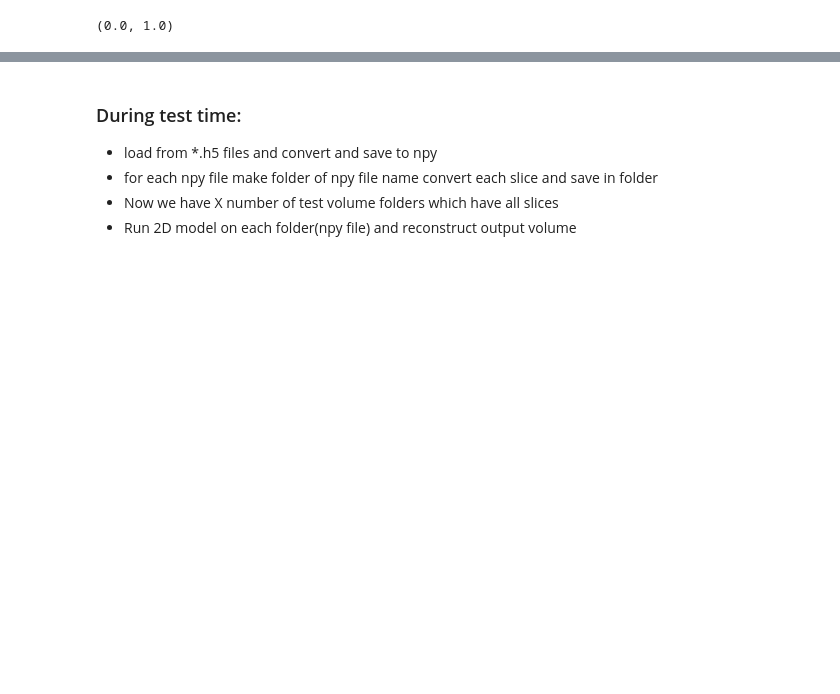
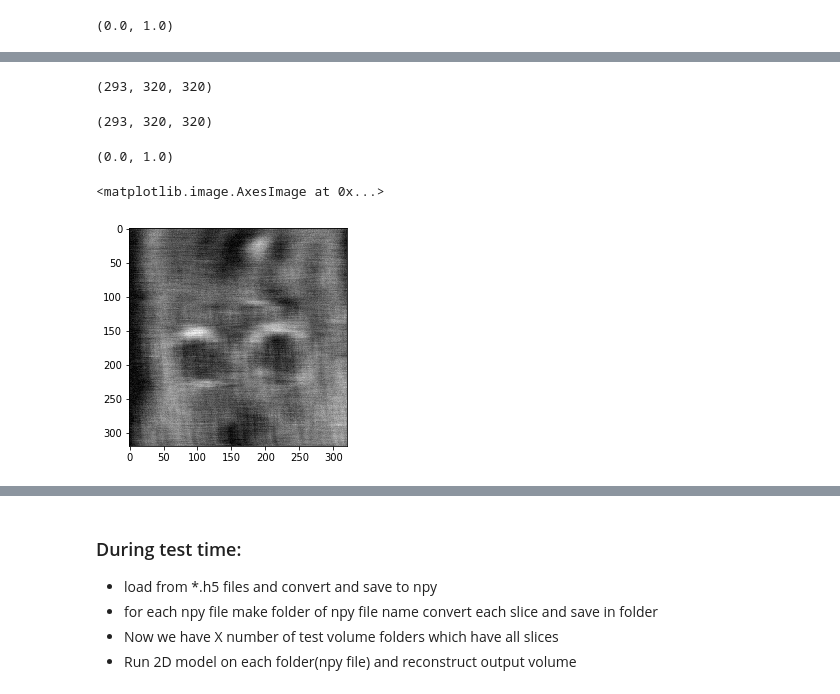
Before and after one commit to hasibzunair/res-unet-fastmri, a Jupyter notebook: train_data_load_2D.ipynb, the cells around one changed output, grey strips where cells are left out. Saved outputs shown, nothing was run; the diff lists cells and outputs as text; code cells hidden in the pictures; blank space fills up the shorter version.

```diff
--- a/train_data_load_2D.ipynb
+++ b/train_data_load_2D.ipynb
@@ -194,3 +193,6 @@ flat = img_test.flatten()
 min(flat), max(flat)
 # %% [output]
 (0.0, 1.0)
+# %%
+low_full_paths = ["{}/{}".format(LOW_DIR_2D_PATH,l) for l in H.sort_paths(os.listdir(LOW_DIR_2D_PATH))]
+high_full_paths = ["{}/{}".format(HIGH_DIR_2D_PATH,h) for h in H.sort_paths(os.listdir(HIGH_DIR_2D_PATH))]
@@ -196,0 +208,40 @@ min(flat), max(flat)
+# %%
+x_train = []
+c=0
+
+for l in tqdm(low_full_paths[:]):
+    x = cv2.imread("{}".format(l), 0) / 255.0
+    x_train.append(x)
+    c+=1
+    #print(c, "----", l, x.shape)
+
+
+x_train = np.array(x_train)
+x_train.shape
+# %% [output]
+(293, 320, 320)
+# %%
+y_train = []
+c=0
+
+for l in tqdm(high_full_paths[:]):
+    x = cv2.imread("{}".format(l), 0) / 255.0
+    y_train.append(x)
+    c+=1
+    #print(c, "----", l, x.shape)
+
+y_train = np.array(y_train)
+y_train.shape
+# %% [output]
+(293, 320, 320)
+# %%
+num = 210
+# %%
+min(x_train[num].flatten()), max(x_train[num].flatten())
+# %% [output]
+(0.0, 1.0)
+# %%
+plt.imshow(x_train[num], cmap='gray')
+# %% [output]
+<matplotlib.image.AxesImage at 0x...>
+[figure, added]
```
Also changed, not shown: parts of 16 cells of this notebook, 3 other files.
